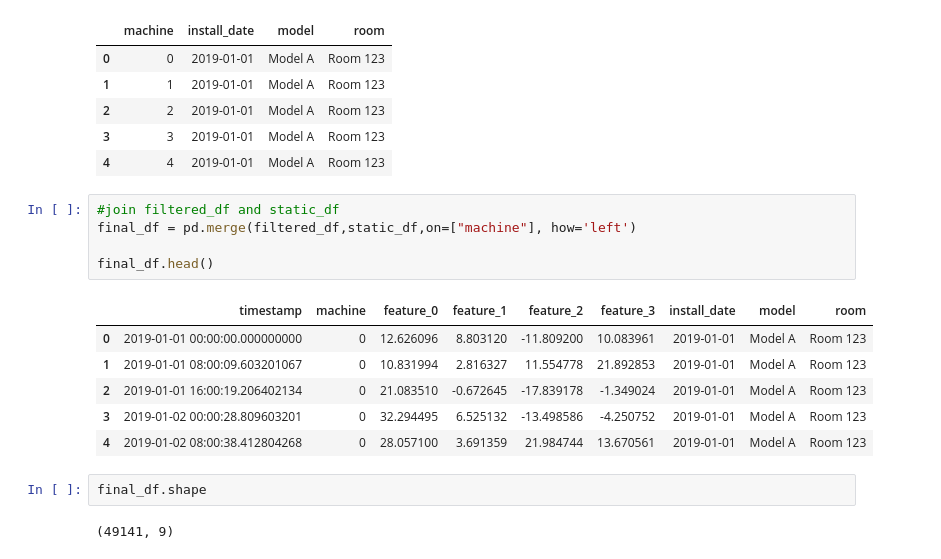
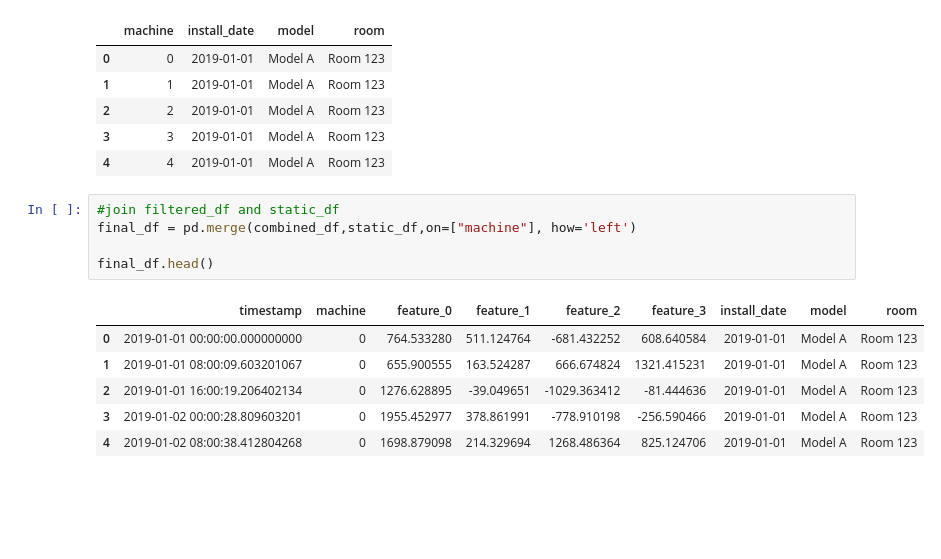
Before and after one commit to tzuhwan/tagup, a Jupyter notebook: tagup_challenge/main.ipynb, the cells around one changed output. Drawn from its saved outputs; the diff is of its cells as text; blank space fills up the shorter version.

```diff
--- a/tagup_challenge/main.ipynb
+++ b/tagup_challenge/main.ipynb
@@ -288,17 +251,13 @@ static_df.head()
 | 4 | 4 | 2019-01-01 | Model A | Room 123 |
 # %%
 #join filtered_df and static_df
-final_df = pd.merge(filtered_df,static_df,on=["machine"], how='left')
+final_df = pd.merge(combined_df,static_df,on=["machine"], how='left')
 
 final_df.head()
 # %% [output]
 |  | timestamp | machine | feature_0 | feature_1 | feature_2 | feature_3 | install_date | model | room |
-| 0 | 2019-01-01 00:00:00.000000000 | 0 | 12.626096 | 8.803120 | -11.809200 | 10.083961 | 2019-01-01 | Model A | Room 123 |
-| 1 | 2019-01-01 08:00:09.603201067 | 0 | 10.831994 | 2.816327 | 11.554778 | 21.892853 | 2019-01-01 | Model A | Room 123 |
-| 2 | 2019-01-01 16:00:19.206402134 | 0 | 21.083510 | -0.672645 | -17.839178 | -1.349024 | 2019-01-01 | Model A | Room 123 |
-| 3 | 2019-01-02 00:00:28.809603201 | 0 | 32.294495 | 6.525132 | -13.498586 | -4.250752 | 2019-01-01 | Model A | Room 123 |
-| 4 | 2019-01-02 08:00:38.412804268 | 0 | 28.057100 | 3.691359 | 21.984744 | 13.670561 | 2019-01-01 | Model A | Room 123 |
+| 0 | 2019-01-01 00:00:00.000000000 | 0 | 764.533280 | 511.124764 | -681.432252 | 608.640584 | 2019-01-01 | Model A | Room 123 |
+| 1 | 2019-01-01 08:00:09.603201067 | 0 | 655.900555 | 163.524287 | 666.674824 | 1321.415231 | 2019-01-01 | Model A | Room 123 |
+| 2 | 2019-01-01 16:00:19.206402134 | 0 | 1276.628895 | -39.049651 | -1029.363412 | -81.444636 | 2019-01-01 | Model A | Room 123 |
+| 3 | 2019-01-02 00:00:28.809603201 | 0 | 1955.452977 | 378.861991 | -778.910198 | -256.590466 | 2019-01-01 | Model A | Room 123 |
+| 4 | 2019-01-02 08:00:38.412804268 | 0 | 1698.879098 | 214.329694 | 1268.486364 | 825.124706 | 2019-01-01 | Model A | Room 123 |
-# %%
-final_df.shape
-# %% [output]
-(49141, 9)
```
Also changed, not shown: parts of 22 cells of this notebook, 3 other files.
